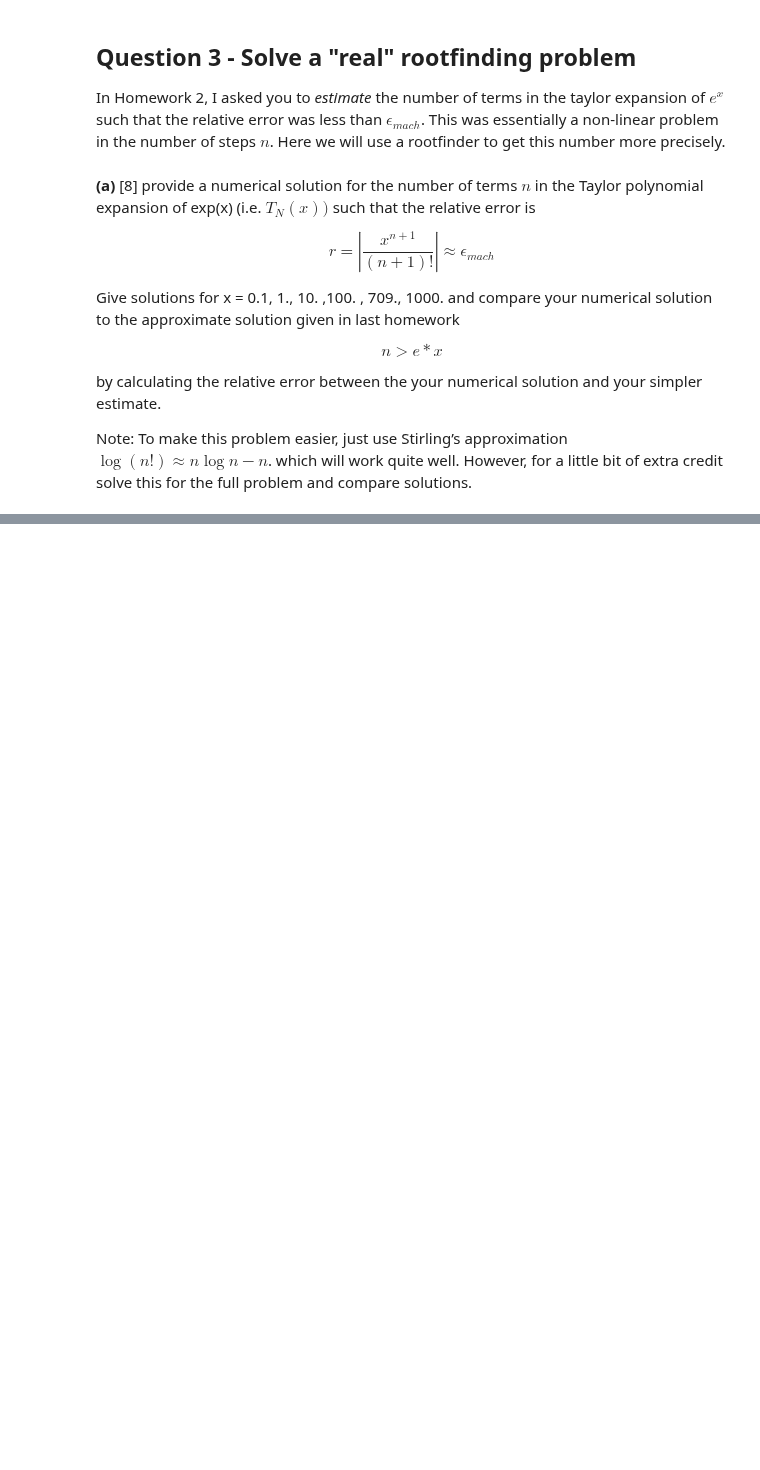
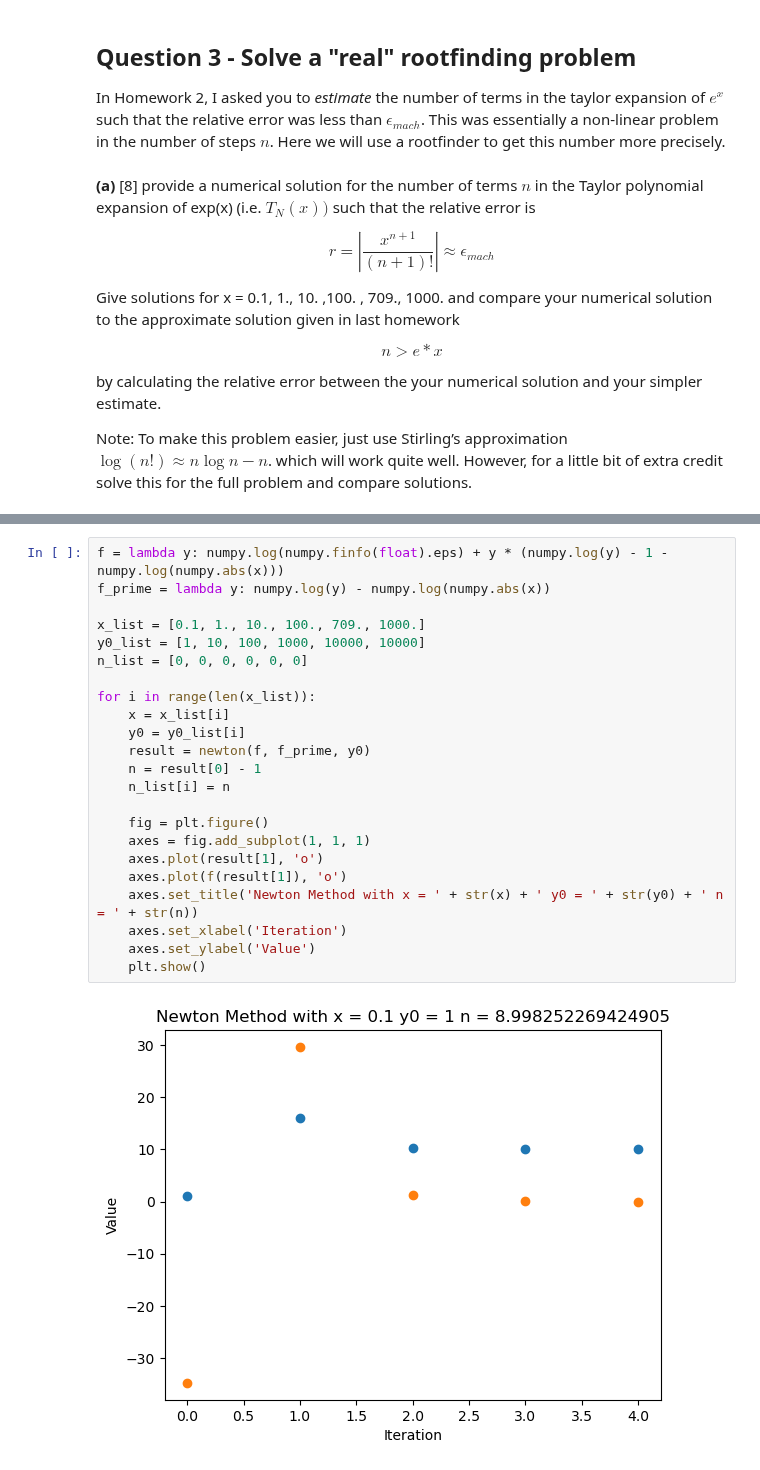
Before and after one commit to xiaoyuchen2020/intro-numerical-methods, a Jupyter notebook: hw/HW2_roots.ipynb, the cells around one changed output, grey strips where cells are left out. Saved outputs shown, nothing was run; the diff lists cells and outputs as text; blank space fills up the shorter version.

```diff
--- a/hw/HW2_roots.ipynb
+++ b/hw/HW2_roots.ipynb
@@ -610,0 +683,25 @@ raise NotImplementedError()
+# %%
+f = lambda y: numpy.log(numpy.finfo(float).eps) + y * (numpy.log(y) - 1 - numpy.log(numpy.abs(x)))
+f_prime = lambda y: numpy.log(y) - numpy.log(numpy.abs(x))
+
+x_list = [0.1, 1., 10., 100., 709., 1000.]
+y0_list = [1, 10, 100, 1000, 10000, 10000]
+n_list = [0, 0, 0, 0, 0, 0]
+
+for i in range(len(x_list)):
+    x = x_list[i]
+    y0 = y0_list[i]
+    result = newton(f, f_prime, y0)
+    n = result[0] - 1
+    n_list[i] = n
+
+    fig = plt.figure()
+    axes = fig.add_subplot(1, 1, 1)
+    axes.plot(result[1], 'o')
+    axes.plot(f(result[1]), 'o')
+    axes.set_title('Newton Method with x = ' + str(x) + ' y0 = ' + str(y0) + ' n = ' + str(n))
+    axes.set_xlabel('Iteration')
+    axes.set_ylabel('Value')
+    plt.show()
+# %% [output]
+[figure, added]
```
Also changed, not shown: parts of 10 cells of this notebook.
